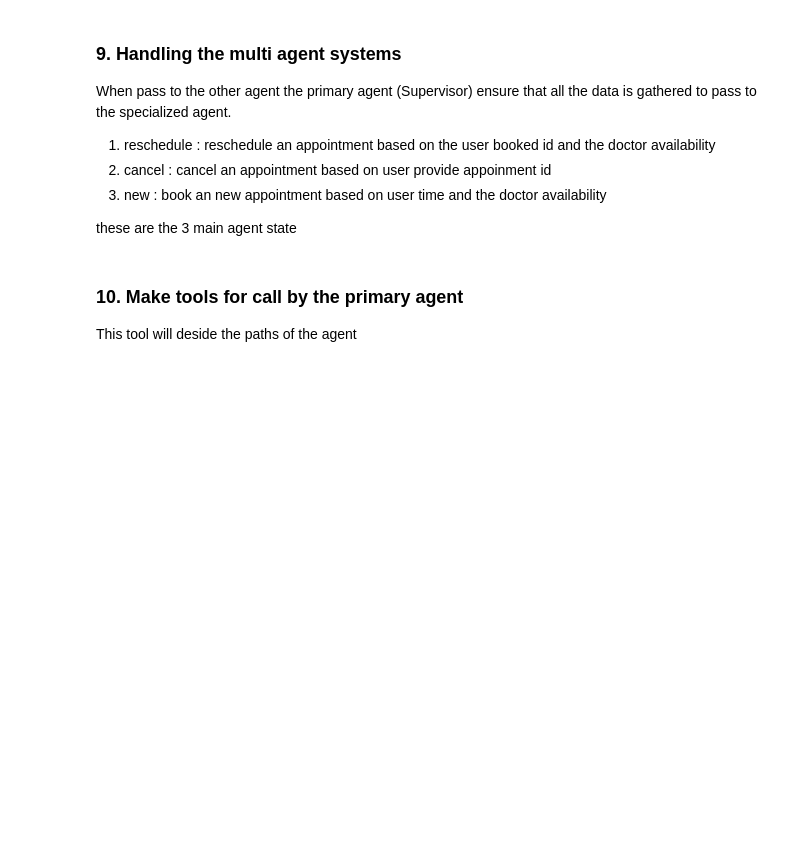
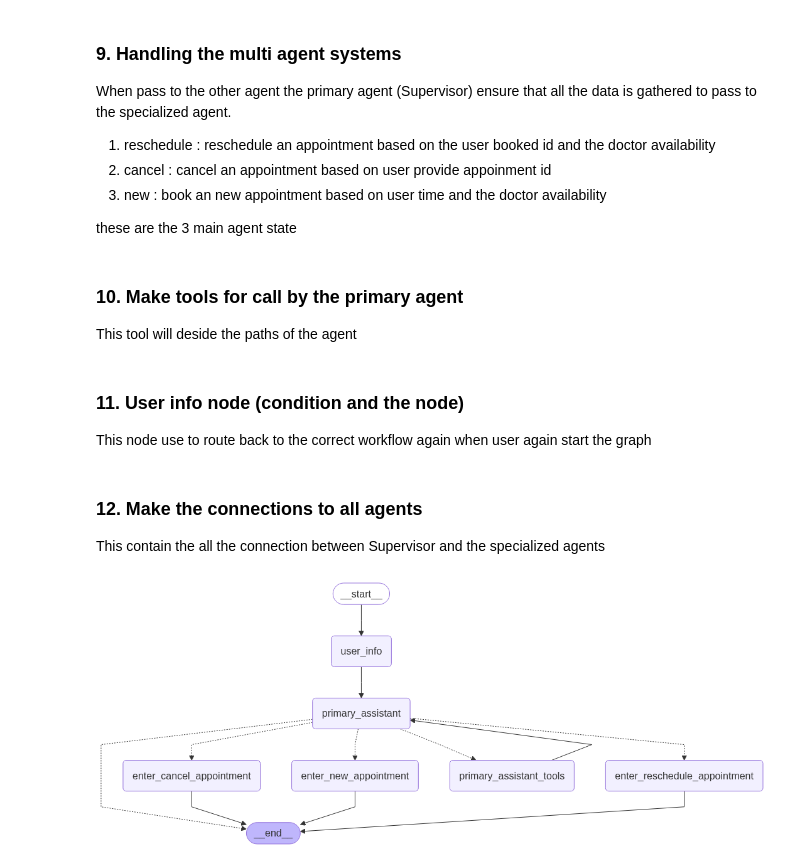
Before and after one commit to JHansiduYapa/Multi-Agent-System-for-Healthcare-Appointment-Booking, a Jupyter notebook: v2-agent/v2.1-agent.ipynb, the cells around one changed output. Drawn from its saved outputs; the diff is of its cells as text; code cells hidden in the pictures; blank space fills up the shorter version.

Commit message:
fixed: primary assistant

```diff
--- a/v2-agent/v2.1-agent.ipynb
+++ b/v2-agent/v2.1-agent.ipynb
@@ -916,18 +979,72 @@ def pop_dialog_state(state: State) -> dict:
+# %% [markdown]
+### 11. User info node (condition and the node)
+
+This node use to route back to the correct workflow again when user again start the graph
 # %%
 from typing import Annotated, Literal, Optional
 
 # condition to route again to current work flow from the start
+# this condition is checked at the user info node and route to correct node
 def route_to_workflow(
     state: State,
 ) -> Literal[
     "primary_assistant",
-    "update_flight",
-    "book_car_rental",
-    "book_hotel",
-    "book_excursion",
+    "reschedule",
+    "cancel",
+    "new",
 ]:
     """If we are in a delegated state, route directly to the appropriate assistant."""
     dialog_state = state.get("dialog_state")
     if not dialog_state:
         return "primary_assistant"
     return dialog_state[-1]
+
+def user_info(state: State):
+    # this node is responsible to route to the relavant workflow
+    current_dialog_state = state.get("dialog_state")
+    # simply get the state and set it back to the state
+    return {"dialog_state":current_dialog_state}
+# %% [markdown]
+### 12. Make the connections to all agents
+
+This contain the all the connection between Supervisor and the specialized agents
+# %%
+# make the simple graph to test the functionality
+all_graph_builder = StateGraph(State)
+
+# add nodes
+all_graph_builder.add_node("user_info", user_info)
+all_graph_builder.add_node("primary_assistant", Assistant(primary_assistant_runnable))
+
+# make a entry node to the new appointment
+all_graph_builder.add_node("enter_new_appointment", create_entry_node("new_appointment", "new"))
+all_graph_builder.add_node("enter_cancel_appointment", create_entry_node("cancel_appointment", "cancel"))
+all_graph_builder.add_node("enter_reschedule_appointment", create_entry_node("reschedule_appointment", "reschedule"))
+all_graph_builder.add_node("primary_assistant_tools", ToolNode(primary_assistant_tools))
+
+# add the entry level connections to primary assistant
+all_graph_builder.add_edge(START, "user_info")
+all_graph_builder.add_edge("user_info", "primary_assistant")
+all_graph_builder.add_conditional_edges("primary_assistant", route_primary_assistant,
+                                        ["primary_assistant_tools",
+                                         "enter_new_appointment",
+                                         "enter_cancel_appointment",
+                                         "enter_reschedule_appointment",
+                                         END])
+
+all_graph_builder.add_edge("primary_assistant_tools", "primary_assistant")
+all_graph_builder.add_edge("enter_new_appointment", END)
+all_graph_builder.add_edge("enter_cancel_appointment", END)
+all_graph_builder.add_edge("enter_reschedule_appointment", END)
+
+memory_update = MemorySaver()
+all_graph = all_graph_builder.compile(checkpointer=memory_update)
+
+from IPython.display import Image, display
+
+try:
+    display(Image(all_graph.get_graph().draw_mermaid_png()))
+except Exception:
+    pass
+# %% [output]
+[figure, added]
```
Also changed, not shown: parts of 9 cells of this notebook.
